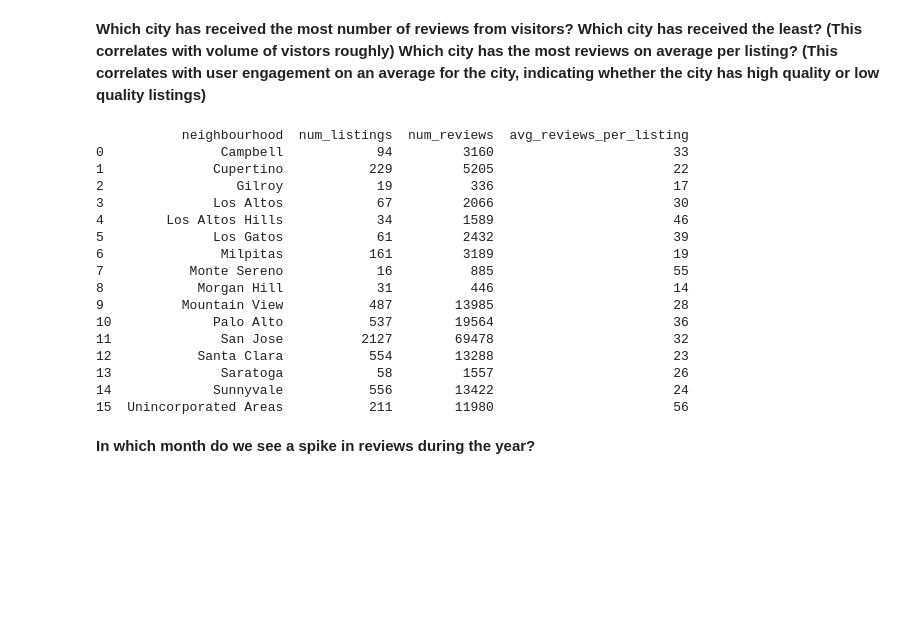
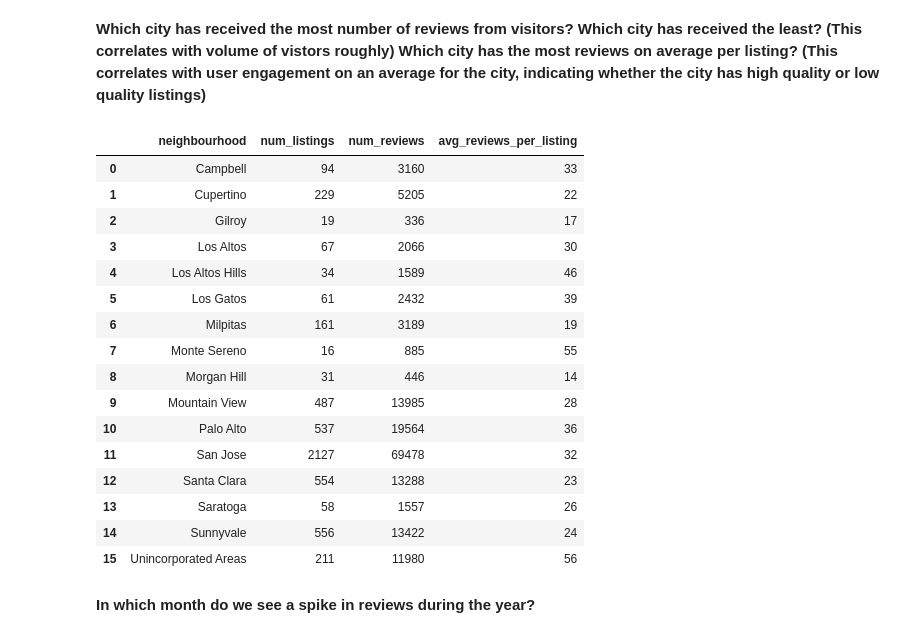
Before and after one commit to ysprem/airbnb-santaclara-analysis, a Jupyter notebook: airbnb_santaclara_county.ipynb, the cells around one changed output. Saved outputs shown, nothing was run; the diff lists cells and outputs as text; code cells hidden in the pictures; blank space fills up the shorter version.

```diff
--- a/airbnb_santaclara_county.ipynb
+++ b/airbnb_santaclara_county.ipynb
@@ -121,25 +129,25 @@ print(result1)
 **Which city has received the most number of reviews from visitors? Which city has received the least? (This correlates with volume of vistors roughly) Which city has the most reviews on average per listing? (This correlates with user engagement on an average for the city, indicating whether the city has high quality or low quality listings)**
 # %%
 result2 = sqldf("SELECT neighbourhood, COUNT(id) AS num_listings, SUM(number_of_reviews) AS num_reviews,  SUM(number_of_reviews)/COUNT(id) AS avg_reviews_per_listing FROM df_listings GROUP BY neighbourhood")
-print(result2)
+data_table.DataTable(result2, include_index=False)
 # %% [output]
-           neighbourhood  num_listings  num_reviews  avg_reviews_per_listing
-0               Campbell            94         3160                       33
-1              Cupertino           229         5205                       22
-2                 Gilroy            19          336                       17
-3              Los Altos            67         2066                       30
-4        Los Altos Hills            34         1589                       46
-5              Los Gatos            61         2432                       39
-6               Milpitas           161         3189                       19
-7           Monte Sereno            16          885                       55
-8            Morgan Hill            31          446                       14
-9          Mountain View           487        13985                       28
-10             Palo Alto           537        19564                       36
-11              San Jose          2127        69478                       32
-12           Santa Clara           554        13288                       23
-13              Saratoga            58         1557                       26
-14             Sunnyvale           556        13422                       24
-15  Unincorporated Areas           211        11980                       56
+|  | neighbourhood | num_listings | num_reviews | avg_reviews_per_listing |
+| 0 | Campbell | 94 | 3160 | 33 |
+| 1 | Cupertino | 229 | 5205 | 22 |
+| 2 | Gilroy | 19 | 336 | 17 |
+| 3 | Los Altos | 67 | 2066 | 30 |
+| 4 | Los Altos Hills | 34 | 1589 | 46 |
+| 5 | Los Gatos | 61 | 2432 | 39 |
+| 6 | Milpitas | 161 | 3189 | 19 |
+| 7 | Monte Sereno | 16 | 885 | 55 |
+| 8 | Morgan Hill | 31 | 446 | 14 |
+| 9 | Mountain View | 487 | 13985 | 28 |
+| 10 | Palo Alto | 537 | 19564 | 36 |
+| 11 | San Jose | 2127 | 69478 | 32 |
+| 12 | Santa Clara | 554 | 13288 | 23 |
+| 13 | Saratoga | 58 | 1557 | 26 |
+| 14 | Sunnyvale | 556 | 13422 | 24 |
+| 15 | Unincorporated Areas | 211 | 11980 | 56 |
 # %% [markdown]
 **In which month do we see a spike in reviews during the year?**
 # %%
```
Also changed, not shown: parts of 4 cells of this notebook.
